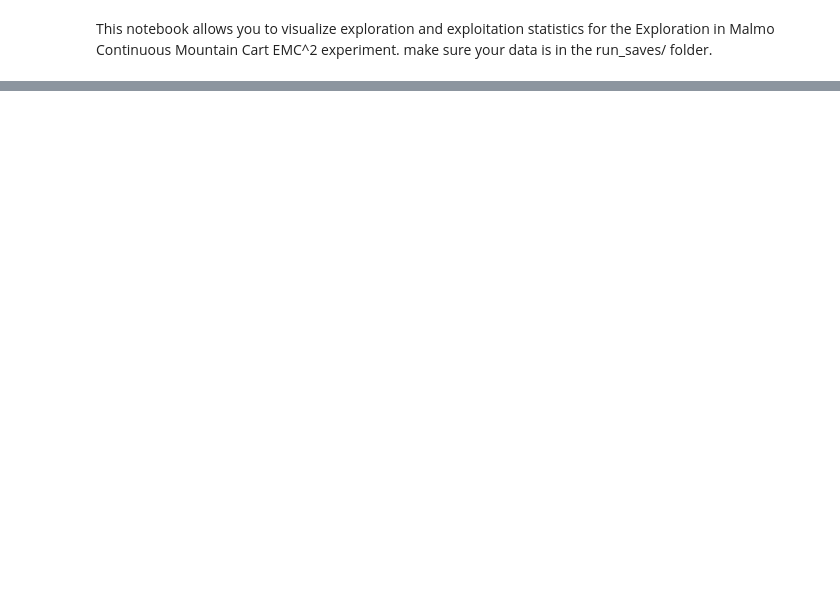
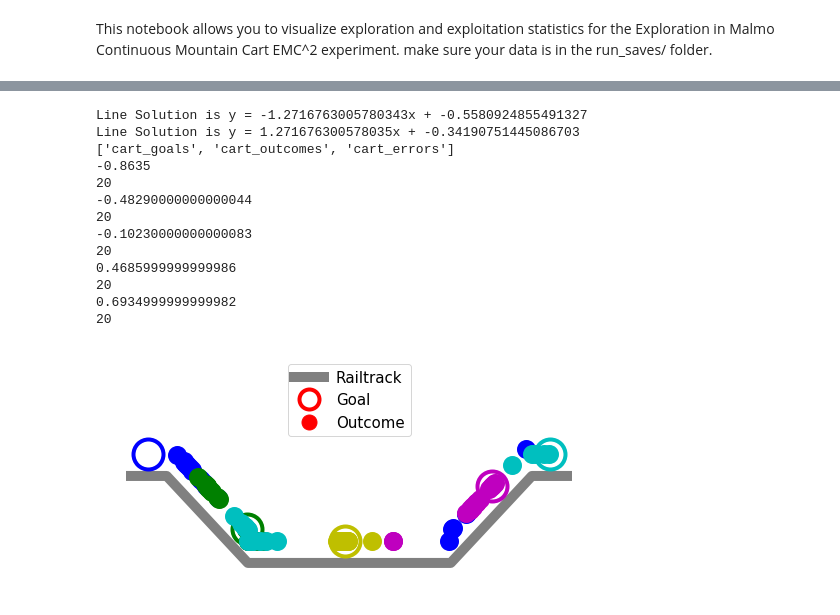
Before and after one commit to rPortelas/malmo_mountain_cart, a Jupyter notebook: data_visualization_emmc.ipynb, the cells around one changed output, grey strips where cells are left out. Saved outputs shown, nothing was run; the diff lists cells and outputs as text; code cells hidden in the pictures; blank space fills up the shorter version.

```diff
--- a/data_visualization_emmc.ipynb
+++ b/data_visualization_emmc.ipynb
@@ -15,7 +15,7 @@ from scipy.spatial import distance
 from collections import OrderedDict
 # %%
 # Step 1 load data
-nb_runs = 2
+nb_runs = 4
 model_full_names = {'rgb':"Flat Random Goal Babbling", 'rmb':"Random Model Babbling",
                     'amb':"Active Model Babbling", 'sgs': "Single Goal Space",
                     'random':"RANDOM"}
@@ -24,7 +24,7 @@ model_full_names = {'rgb':"Flat Random Goal Babbling", 'rmb':"Random Model Babbl
 #model_filenames = ["emmcnewcodenewint_f_rgb","emmcnewcodenewint_rmb","emmcnewcodenewint_amb"]
 titles = {'rgb':'F-RGB', 'rmb':'RMB', 'amb':'AMB',
           'random':'RANDOM', 'sgs':'SGS'}
-model_filenames = ["emmc3d_amb"]
+model_filenames = ["emmc3d_amb", "emmc3d_rmb"]
 #model_filenames = ["emmcseqnewenv_f_rgb","emmcseqnewenv_rmb","emmcseqnewenv_amb"]
 #model_filenames = ["emmc10dfinal_rmb","emmc10dfinal_amb"]
 
@@ -54,13 +54,14 @@ for filename in model_filenames:
     for j in range(nb_runs):
         full_filename = "run_saves/"+filename+"_"+str(j)+"_bk.pickle"
         #full_save_name = "run_saves/"+filename+"_"+str(j)+"_save.pickle"
-        test_filename = "run_saves/"+filename+"_"+str(j)+"_test.pkl"
+        test_filename = "run_saves/"+filename+"_"+str(j)+"_test.pickle"
         if os.path.isfile(test_filename):
             test_data = pickle.load(open(test_filename,"rb"))
             test_saves[filename.split('_')[-1]].append(test_data)
+            print('test loaded')
         else:
             test_saves[filename.split('_')[-1]].append({})
-        if os.path.isfile(full_filename):
+        if  os.path.isfile(full_filename):
             data = pickle.load(open(full_filename,"rb"))
             #gep_data = pickle.load(open(full_save_name,"rb"))
             saves[filename.split('_')[-1]].append(data)
@@ -926,16 +951,16 @@ points = [(c0,y_max),(c1,y_min)]
 x_coords, y_coords = zip(*points)
 A = vstack([x_coords,ones(len(x_coords))]).T
 m0, c0 = lstsq(A, y_coords)[0]
-print("Line Solution is y = {m}x + {c}".format(m=m,c=c))
+print("Line Solution is y = {m}x + {c}".format(m=m0,c=c0))
 
 points = [(c2,y_max),(c3,y_min)]
 x_coords, y_coords = zip(*points)
 A = vstack([x_coords,ones(len(x_coords))]).T
 m1, c1 = lstsq(A, y_coords)[0]
-print("Line Solution is y = {m}x + {c}".format(m=m,c=c))
+print("Line Solution is y = {m}x + {c}".format(m=m1,c=c1))
 
 #2- print goals from an amb run
-t_data = test_saves['amb'][1]
+t_data = pickle.load(open("run_saves/emmc3d_amb_1_slow25crocustest.pickle","rb"))
 print(list(t_data))
 def plot_point(p, markersize=50, color='r.', fillstyle='full', m_width=4):
     if (p <= x_min+step) or (p >= x_max-step): #left or right
@@ -948,14 +973,23 @@ def plot_point(p, markersize=50, color='r.', fillstyle='full', m_width=4):
         ax.plot(p, p*m1+c1 +0.15, color,
                 fillstyle=fillstyle, markersize=markersize, markeredgewidth=m_width)
 goal_nbs = [5,27,49,82,95]
-for i,(o,g,err) in enumerate(zip(t_data['cart_outcomes'], t_data['cart_goals'], t_data['cart_errors'])):
-    if (i in goal_nbs):
-        plot_point(g, color='r.', fillstyle='none', markersize=60)
-        plot_point(o,color='b.', markersize=30)
+#goal_nbs = [0,1,2,3,4]
+colors=['b.','g.','y.','m.','c.']
+cpt = 0
+for i,(o,g_nb, err) in enumerate(zip(t_data['cart_outcomes'],goal_nbs, t_data['cart_errors'])):
+    g = t_data['cart_goals'][g_nb]
+    if (g_nb in goal_nbs):
+        print(g)
+        plot_point(g, color=colors[cpt], fillstyle='none', markersize=60)
+        print(len(o))
+        for out in o:
+            plot_point(out,color=colors[cpt], markersize=30)
+        cpt+=1
 #adding legend
 ax.plot(-5,0,'r.', fillstyle='none', markersize=40, markeredgewidth=4, label='Goal')
-ax.plot(-5,0,'b.', markersize=30, label='Outcome')
+ax.plot(-5,0,'r.', markersize=30, label='Outcome')
 ax.axis('off')
 plt.legend(loc='upper center', fontsize=15)
-plt.savefig("graphics/sample_amb_cart_competence.pdf", bbox_inches='tight')
+#plt.savefig("graphics/stochasticity_crocus25_amb_cart_competence.pdf", bbox_inches='tight')
 plt.show()
+# %% [output]
@@ -961,0 +998,14 @@ plt.show()
+Line Solution is y = -1.2716763005780343x + -0.5580924855491327
+Line Solution is y = 1.271676300578035x + -0.34190751445086703
+['cart_goals', 'cart_outcomes', 'cart_errors']
+-0.8635
+20
+-0.48290000000000044
+20
+-0.10230000000000083
+20
+0.4685999999999986
+20
+0.6934999999999982
+20
+[figure, added]
```
Also changed, not shown: parts of 4 cells of this notebook, 1 other file.
